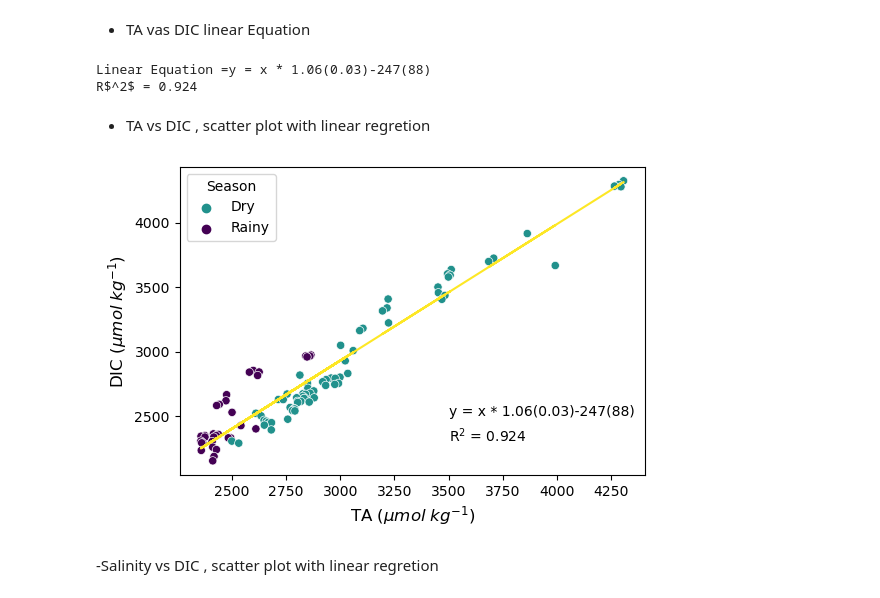
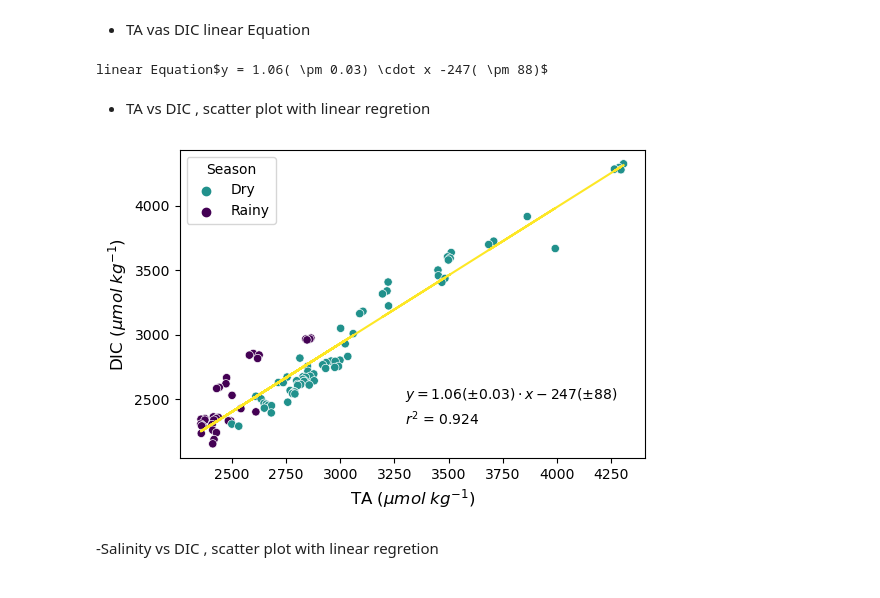
Before and after one commit to gilbertoCM/terminos_lagoon_carbonate, a Jupyter notebook: MartinezTrejo_etal_2023_pyco2sys.ipynb, the cells around one changed output. Drawn from its saved outputs; the diff is of its cells as text; code cells hidden in the pictures.

```diff
--- a/MartinezTrejo_etal_2023_pyco2sys.ipynb
+++ b/MartinezTrejo_etal_2023_pyco2sys.ipynb
@@ -135,24 +135,23 @@ linear Equationy = x * 1.06 ± 0.03 -247 ± 88
 # %% [markdown]
 - TA vas DIC linear Equation
 # %%
+
 linear_params = model.params
 
 standard_errors = model.bse
 
-Lintercep = f"{linear_params[0]:.0f}({standard_errors[0]:.0f})"
+Lintercep = f" {linear_params[0]:.0f}( \pm {standard_errors[0]:.0f})"
 
-LSlope = f"{linear_params[1]:.2f}({standard_errors[1]:.2f})"
+LSlope = f"{linear_params[1]:.2f}( \pm {standard_errors[1]:.2f})"
 
-linearEquation= "y = x * "+LSlope+Lintercep
+linearEquation= f"$y = {LSlope} \cdot x{Lintercep}$"
 
-Rsquared = f"R$^{2}$ = {model.rsquared:.3f}"
 
-print("Linear Equation =" + linearEquation)
+print("linear Equation" + linearEquation)
 
-print(Rsquared)
+Rsquared = f"$r^{2}$ = {model.rsquared:.3f}"
 # %% [output]
-Linear Equation =y = x * 1.06(0.03)-247(88)
-R$^2$ = 0.924
+linear Equation$y = 1.06( \pm 0.03) \cdot x -247( \pm 88)$
 # %% [markdown]
 - TA vs DIC , scatter plot  with linear regretion
 # %%
@@ -170,36 +169,36 @@ g = sns.scatterplot(
     x="TA_micromol_kg", y="DIC_micromol_kg", hue="Season",
     palette=dict(Dry="#21918c", Rainy="#440154")
 )
 
 # Add labels and title
 plt.xlabel('TA ($\mu mol  \; kg^{-1}$)', fontsize = 12)
 
 plt.ylabel('DIC ($\mu mol  \; kg^{-1}$)', fontsize = 12)
 
 # Calculate the linear regression line
 slope, intercept, r_value, p_value, std_err = stats.linregress(x, y)
 
 # Plot linear regression
 
 plt.plot(x, intercept + slope*x, '#fde725')
 
 # set the figure size
 plt.gcf().set_size_inches(6, 4)
 
 
 
-plt.text(3500, 2500, linearEquation)
+plt.text(3300, 2500, linearEquation)
 
-plt.text(3500, 2300, Rsquared)
+plt.text(3300, 2300, Rsquared)
 
 
 
 # save the plot as a PDF file paper format
 plt.savefig('DIC_TA.pdf', dpi=300, bbox_inches='tight')
 
 plt.show()
 # %% [output]
-[figure, old version]
+[figure, new version]
 # %% [markdown]
 -Salinity  vs DIC , scatter plot  with linear regretion
 # %%
```
